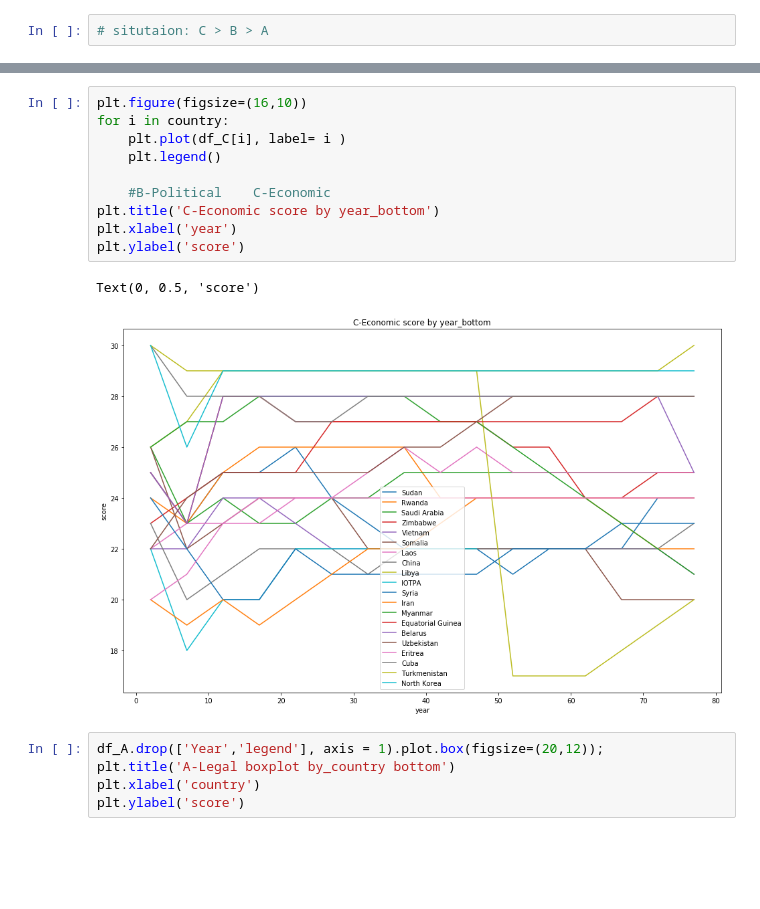
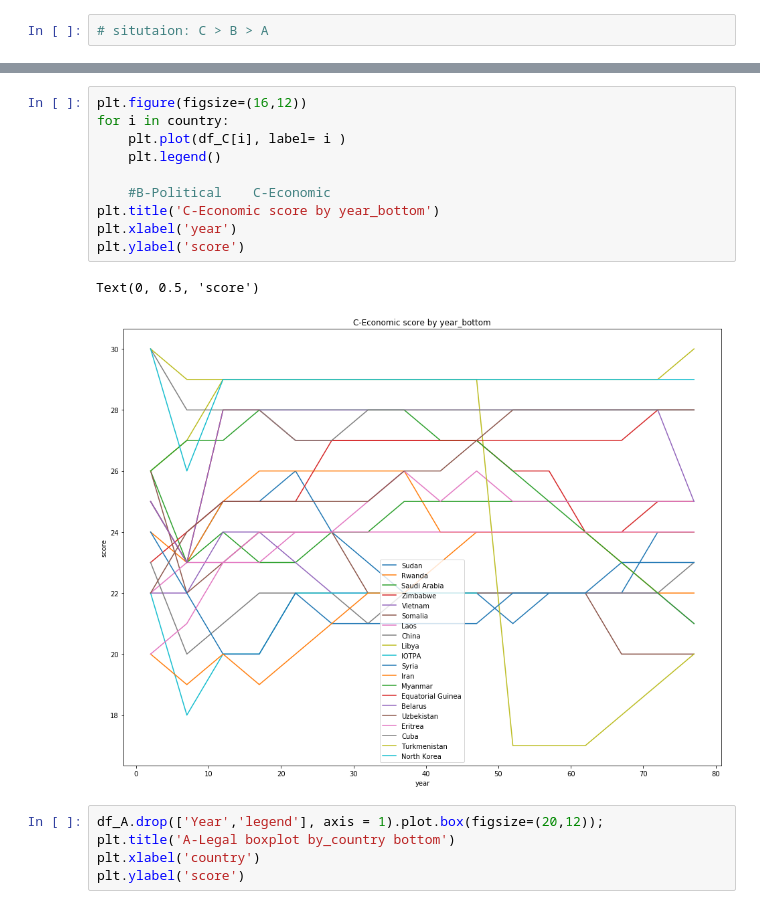
Before and after one commit to ivyWANG958/python-data-analysis, a Jupyter notebook: journalists_danger/bottom20.ipynb, the cells around one changed output, grey strips where cells are left out. Cells and saved outputs as stored; diff of their text form; blank space fills up the shorter version.

```diff
--- a/journalists_danger/bottom20.ipynb
+++ b/journalists_danger/bottom20.ipynb
@@ -212,16 +208,16 @@ Text(0, 0.5, 'score')
 # %%
-plt.figure(figsize=(16,10))
+plt.figure(figsize=(16,12))
 for i in country:
     plt.plot(df_C[i], label= i )
     plt.legend()
 
     #B-Political	C-Economic
 plt.title('C-Economic score by year_bottom')
 plt.xlabel('year')
 plt.ylabel('score')
 # %% [output]
 Text(0, 0.5, 'score')
-[figure, old version]
+[figure, new version]
 # %%
 df_A.drop(['Year','legend'], axis = 1).plot.box(figsize=(20,12));
 plt.title('A-Legal boxplot by_country bottom')
```
Also changed, not shown: parts of 9 cells of this notebook, 1 other file.
